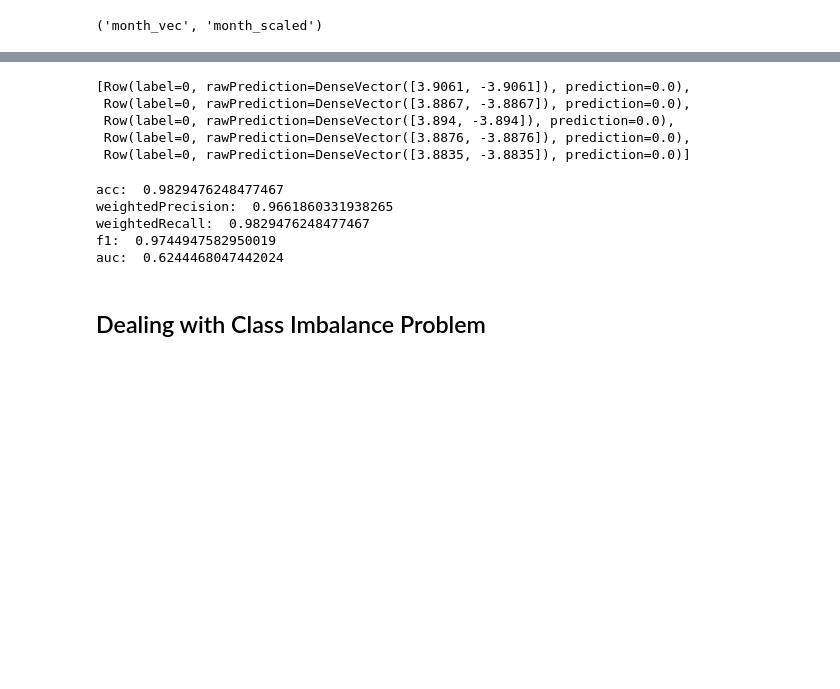
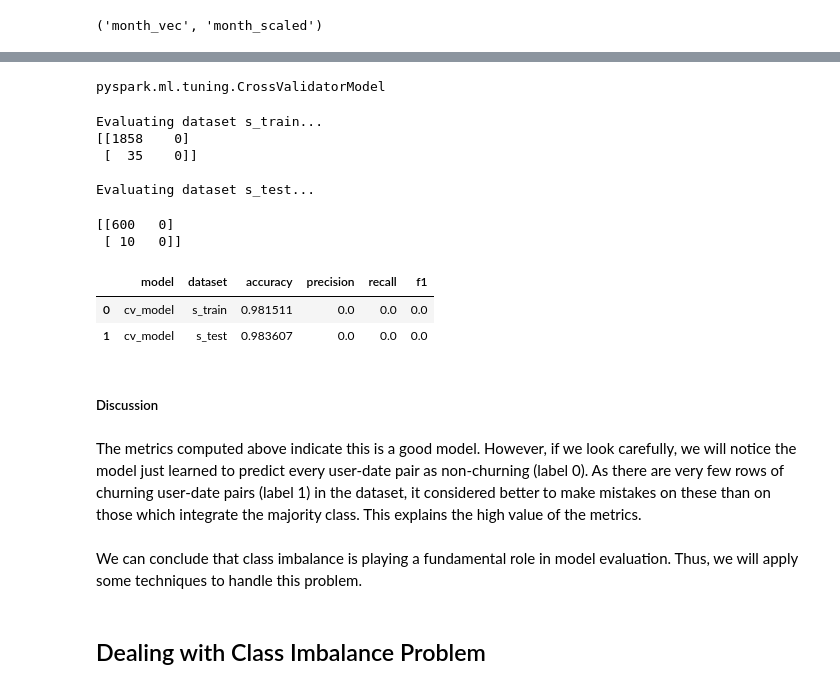
Before and after one commit to tarcisobraz/sparkify-churn-prediction, a Jupyter notebook: Sparkify.ipynb, the cells around one changed output, grey strips where cells are left out. Saved outputs shown, nothing was run; the diff lists cells and outputs as text; code cells hidden in the pictures; blank space fills up the shorter version.

```diff
--- a/Sparkify.ipynb
+++ b/Sparkify.ipynb
@@ -964,3 +1017,9 @@ pipeline = Pipeline(stages=base_assemblers + scalers + [final_assembler, lr])
+# %%
+#pipeline_stages = base_assemblers + scalers + [final_assembler]
+#pipeline = Pipeline(stages=pipeline_stages)
+#pipeline = Pipeline(stages=base_assemblers + scalers + [class_formula, lr])
+pipeline = Pipeline(stages=[class_formula, lr])
+#pipeline = Pipeline(stages=[lr])
 # %%
 pipeline.getStages()
 # %% [output]
@@ -1060,8 +1136,0 @@ predictionAndLabels = test_preds.select("label", "rawPrediction","prediction")
-# %%
-predictionAndLabels.take(5)
-# %% [output]
-[Row(label=0, rawPrediction=DenseVector([3.9061, -3.9061]), prediction=0.0),
- Row(label=0, rawPrediction=DenseVector([3.8867, -3.8867]), prediction=0.0),
- Row(label=0, rawPrediction=DenseVector([3.894, -3.894]), prediction=0.0),
- Row(label=0, rawPrediction=DenseVector([3.8876, -3.8876]), prediction=0.0),
- Row(label=0, rawPrediction=DenseVector([3.8835, -3.8835]), prediction=0.0)]
@@ -1077,12 +1137,4 @@ auc = crossval.getEvaluator().evaluate(predictionAndLabels)
-# %%
-print('acc: ', acc)
-print('weightedPrecision: ', weightedPrecision)
-print('weightedRecall: ', weightedRecall)
-print('f1: ', f1)
-print('auc: ', auc)
-# %% [output]
-acc:  0.9829476248477467
-weightedPrecision:  0.9661860331938265
-weightedRecall:  0.9829476248477467
-f1:  0.9744947582950019
-auc:  0.6244468047442024
+# %%
+type(cv_model)
+# %% [output]
+pyspark.ml.tuning.CrossValidatorModel
@@ -1089,3 +1198,23 @@ auc:  0.6244468047442024
+# %%
+base_model_eval = get_model_eval(cv_model, 'cv_model', {'s_train': s_train, 's_test':s_test})
+base_model_eval
+# %% [output]
+Evaluating dataset s_train...
+[[1858    0]
+ [  35    0]]
+
+Evaluating dataset s_test...
+[[600   0]
+ [ 10   0]]
+|  | model | dataset | accuracy | precision | recall | f1 |
+| 0 | cv_model | s_train | 0.981511 | 0.0 | 0.0 | 0.0 |
+| 1 | cv_model | s_test | 0.983607 | 0.0 | 0.0 | 0.0 |
+# %% [markdown]
+##### Discussion
+# %% [markdown]
+The metrics computed above indicate this is a good model. However, if we look carefully, we will notice the model just learned to predict every user-date pair as non-churning (label 0). As there are very few rows of churning user-date pairs (label 1) in the dataset, it considered better to make mistakes on these than on those which integrate the majority class. This explains the high value of the metrics.
+# %% [markdown]
+We can conclude that class imbalance is playing a fundamental role in model evaluation. Thus, we will apply some techniques to handle this problem.
 # %% [markdown]
 ## Dealing with Class Imbalance Problem
 # %% [markdown]
```
Also changed, not shown: parts of 213 cells of this notebook.
